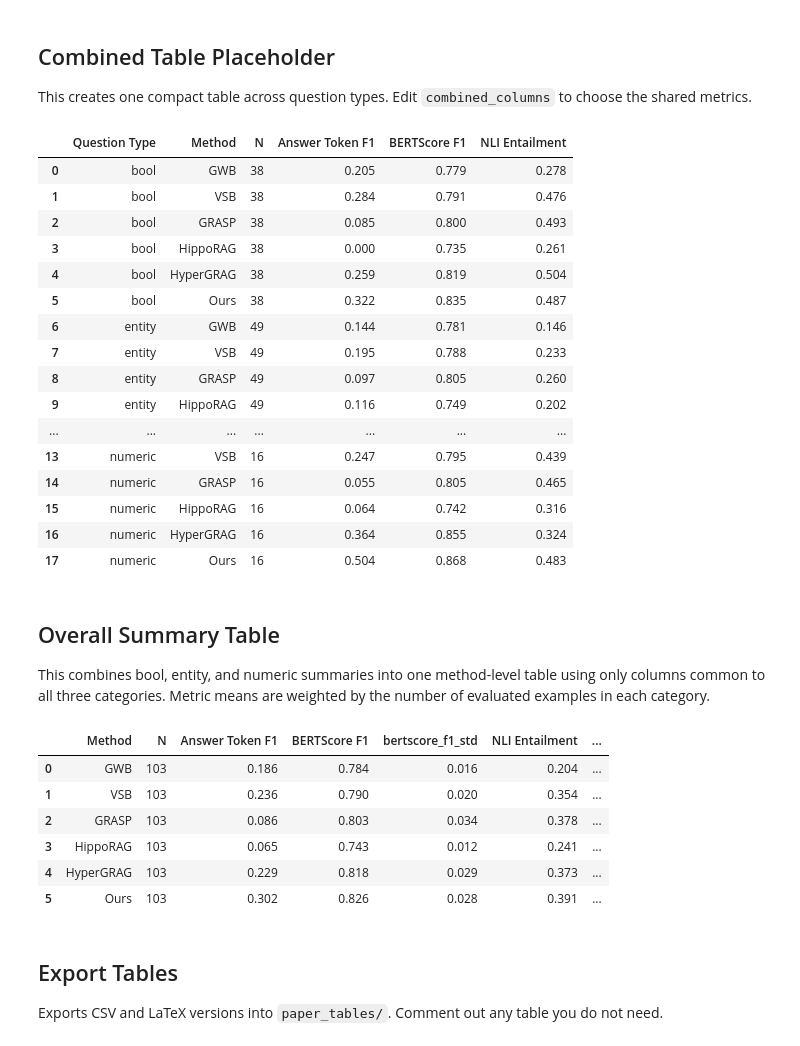
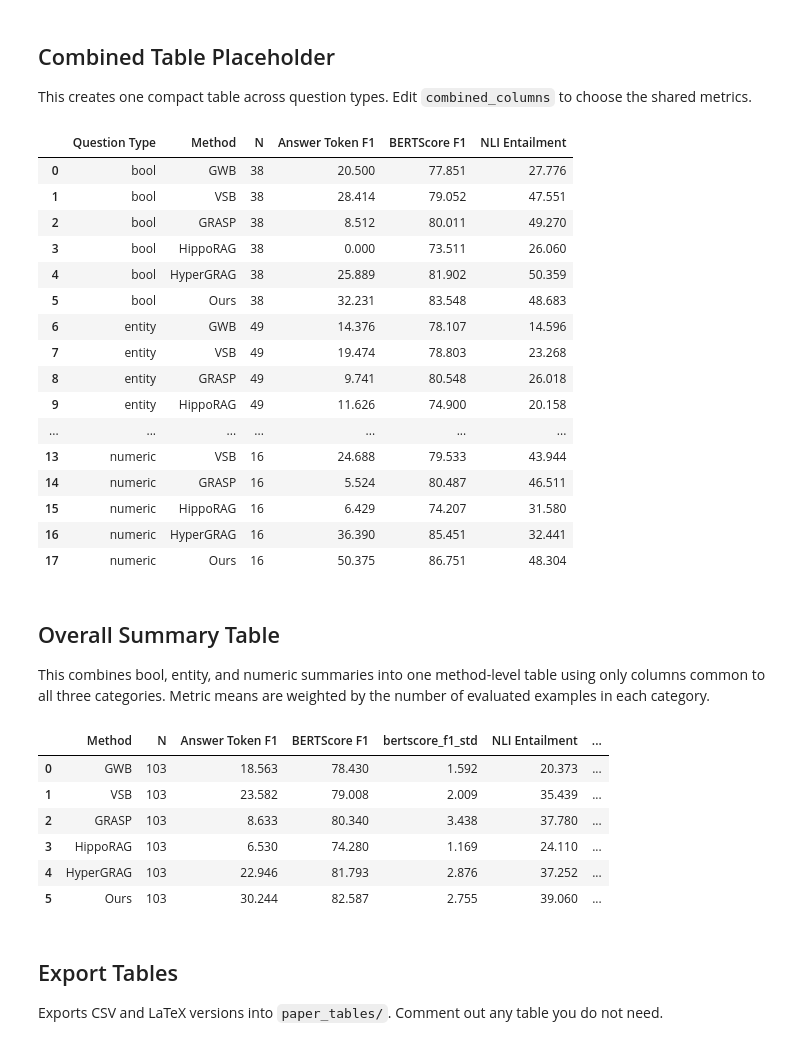
Before and after one commit to DevinDeSilva/LLM-Workflow-Explorer, a Jupyter notebook: evaluations/chatbs-base/paper_summary_tables.ipynb, the cells around one changed output. Cells and saved outputs as stored; diff of their text form; code cells hidden in the pictures.

Commit message:
biomni results

```diff
--- a/evaluations/chatbs-base/paper_summary_tables.ipynb
+++ b/evaluations/chatbs-base/paper_summary_tables.ipynb
@@ -11,7 +11,7 @@ import pandas as pd
 pd.set_option("display.max_columns", None)
 pd.set_option("display.width", 160)
 
-repo_relative_dir = Path("evaluations/chatbs-base")
+repo_relative_dir = Path("evaluations/biomni-base")
 BASE_DIR = repo_relative_dir if (repo_relative_dir / "analysis").exists() else Path.cwd()
 ANALYSIS_DIR = BASE_DIR / "analysis"
 
@@ -221,6 +209,18 @@ def order_method_rows(table, method_column="Method"):
     if "Question Type" in ordered.columns:
         sort_columns = ["Question Type", method_column]
     return ordered.sort_values(sort_columns).reset_index(drop=True)
+
+count_columns = {"N", "Comparisons", "Wins", "Losses", "Ties"}
+
+def scale_result_columns(table):
+    scaled = table.copy()
+    for position, column in enumerate(scaled.columns):
+        if column in count_columns:
+            continue
+        values = scaled.iloc[:, position]
+        if pd.api.types.is_numeric_dtype(values):
+            scaled.iloc[:, position] = values * 100
+    return scaled
 # %% [markdown]
 ## Build Individual Tables
 # %%
@@ -286,44 +285,44 @@ This creates one compact table across question types. Edit `combined_columns` to
 # %%
 combined_columns = [
     "task",
     "run",
     "evaluated_examples",
     "answer_token_f1_mean",
     "bertscore_f1_mean",
     "nli_entailment_max_mean",
 ]
 
 combined_parts = []
 for task_name in ["bool", "entity", "numeric"]:
     part = summaries[task_name].copy()
     part.insert(0, "task", task_name)
     combined_parts.append(part)
 
 combined_table = pd.concat(combined_parts, ignore_index=True)
 combined_table = combined_table[combined_columns].copy()
 combined_table["run"] = combined_table["run"].replace(method_labels)
-combined_table = combined_table.rename(columns={**column_labels, "task": "Question Type"}).round(round_digits)
+combined_table = scale_result_columns(combined_table.rename(columns={**column_labels, "task": "Question Type"})).round(round_digits)
 combined_table = order_method_rows(combined_table)
 
 display(combined_table)
 # %% [output]
 |  | Question Type | Method | N | Answer Token F1 | BERTScore F1 | NLI Entailment |
-| 0 | bool | GWB | 38 | 0.205 | 0.779 | 0.278 |
-| 1 | bool | VSB | 38 | 0.284 | 0.791 | 0.476 |
-| 2 | bool | GRASP | 38 | 0.085 | 0.800 | 0.493 |
-| 3 | bool | HippoRAG | 38 | 0.000 | 0.735 | 0.261 |
-| 4 | bool | HyperGRAG | 38 | 0.259 | 0.819 | 0.504 |
-| 5 | bool | Ours | 38 | 0.322 | 0.835 | 0.487 |
-| 6 | entity | GWB | 49 | 0.144 | 0.781 | 0.146 |
-| 7 | entity | VSB | 49 | 0.195 | 0.788 | 0.233 |
-| 8 | entity | GRASP | 49 | 0.097 | 0.805 | 0.260 |
-| 9 | entity | HippoRAG | 49 | 0.116 | 0.749 | 0.202 |
+| 0 | bool | GWB | 38 | 20.500 | 77.851 | 27.776 |
+| 1 | bool | VSB | 38 | 28.414 | 79.052 | 47.551 |
+| 2 | bool | GRASP | 38 | 8.512 | 80.011 | 49.270 |
+| 3 | bool | HippoRAG | 38 | 0.000 | 73.511 | 26.060 |
+| 4 | bool | HyperGRAG | 38 | 25.889 | 81.902 | 50.359 |
+| 5 | bool | Ours | 38 | 32.231 | 83.548 | 48.683 |
+| 6 | entity | GWB | 49 | 14.376 | 78.107 | 14.596 |
+| 7 | entity | VSB | 49 | 19.474 | 78.803 | 23.268 |
+| 8 | entity | GRASP | 49 | 9.741 | 80.548 | 26.018 |
+| 9 | entity | HippoRAG | 49 | 11.626 | 74.900 | 20.158 |
 | ... | ... | ... | ... | ... | ... | ... |
-| 13 | numeric | VSB | 16 | 0.247 | 0.795 | 0.439 |
-| 14 | numeric | GRASP | 16 | 0.055 | 0.805 | 0.465 |
-| 15 | numeric | HippoRAG | 16 | 0.064 | 0.742 | 0.316 |
-| 16 | numeric | HyperGRAG | 16 | 0.364 | 0.855 | 0.324 |
-| 17 | numeric | Ours | 16 | 0.504 | 0.868 | 0.483 |
+| 13 | numeric | VSB | 16 | 24.688 | 79.533 | 43.944 |
+| 14 | numeric | GRASP | 16 | 5.524 | 80.487 | 46.511 |
+| 15 | numeric | HippoRAG | 16 | 6.429 | 74.207 | 31.580 |
+| 16 | numeric | HyperGRAG | 16 | 36.390 | 85.451 | 32.441 |
+| 17 | numeric | Ours | 16 | 50.375 | 86.751 | 48.304 |
 # %% [markdown]
 ## Overall Summary Table
 
@@ -392,18 +391,18 @@ for run_name, run_group in overall_summary_source.groupby("run", dropna=False):
 
 overall_summary_table = pd.DataFrame(overall_rows)
 overall_summary_table["run"] = overall_summary_table["run"].replace(method_labels)
-overall_summary_table = overall_summary_table.rename(columns=column_labels).round(round_digits)
+overall_summary_table = scale_result_columns(overall_summary_table.rename(columns=column_labels)).round(round_digits)
 overall_summary_table = order_method_rows(overall_summary_table)
 
 display(overall_summary_table)
 # %% [output]
 |  | Method | N | Answer Token F1 | BERTScore F1 | bertscore_f1_std | NLI Entailment | ... |
-| 0 | GWB | 103 | 0.186 | 0.784 | 0.016 | 0.204 | ... |
-| 1 | VSB | 103 | 0.236 | 0.790 | 0.020 | 0.354 | ... |
-| 2 | GRASP | 103 | 0.086 | 0.803 | 0.034 | 0.378 | ... |
-| 3 | HippoRAG | 103 | 0.065 | 0.743 | 0.012 | 0.241 | ... |
-| 4 | HyperGRAG | 103 | 0.229 | 0.818 | 0.029 | 0.373 | ... |
-| 5 | Ours | 103 | 0.302 | 0.826 | 0.028 | 0.391 | ... |
+| 0 | GWB | 103 | 18.563 | 78.430 | 1.592 | 20.373 | ... |
+| 1 | VSB | 103 | 23.582 | 79.008 | 2.009 | 35.439 | ... |
+| 2 | GRASP | 103 | 8.633 | 80.340 | 3.438 | 37.780 | ... |
+| 3 | HippoRAG | 103 | 6.530 | 74.280 | 1.169 | 24.110 | ... |
+| 4 | HyperGRAG | 103 | 22.946 | 81.793 | 2.876 | 37.252 | ... |
+| 5 | Ours | 103 | 30.244 | 82.587 | 2.755 | 39.060 | ... |
 # %% [markdown]
 ## Export Tables
 
```
Also changed, not shown: parts of 7 cells of this notebook, 35 other files.
